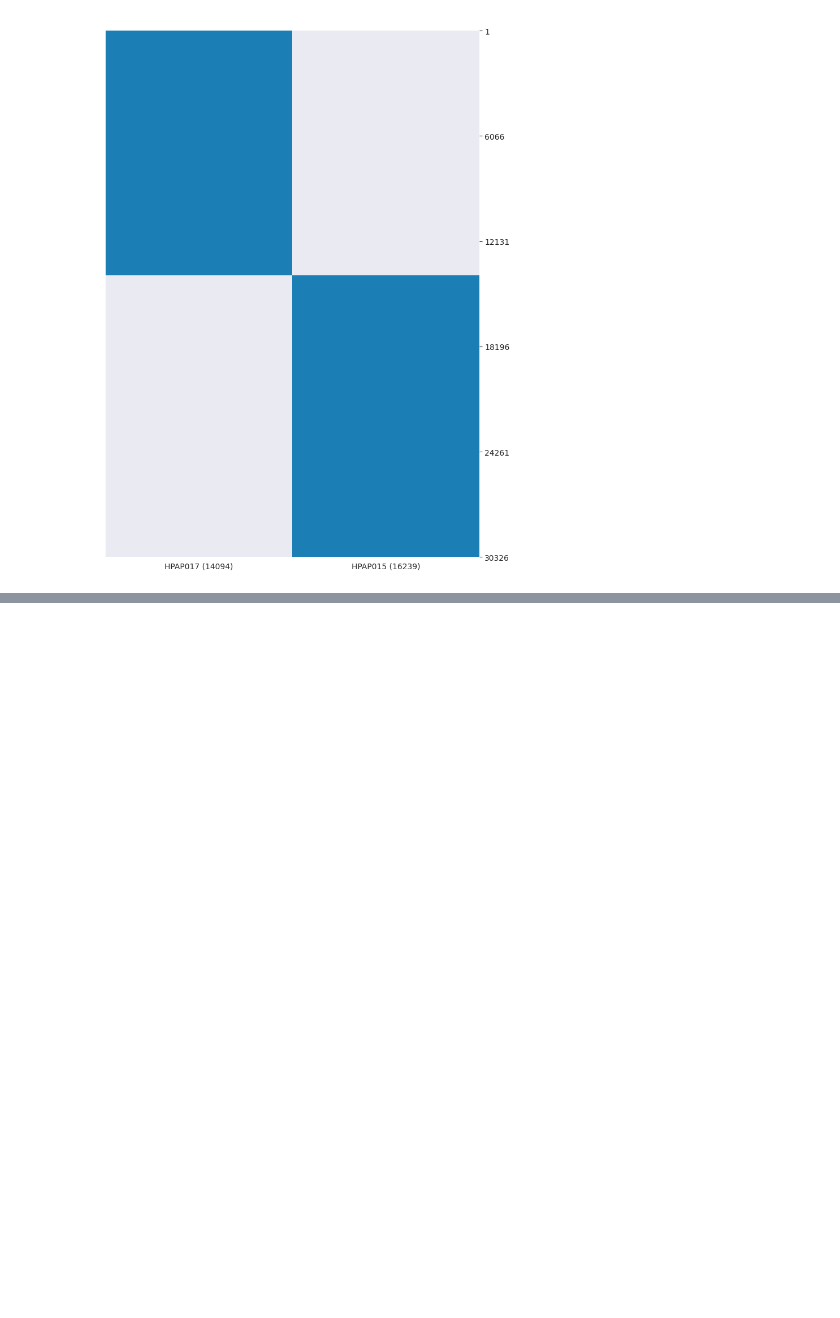
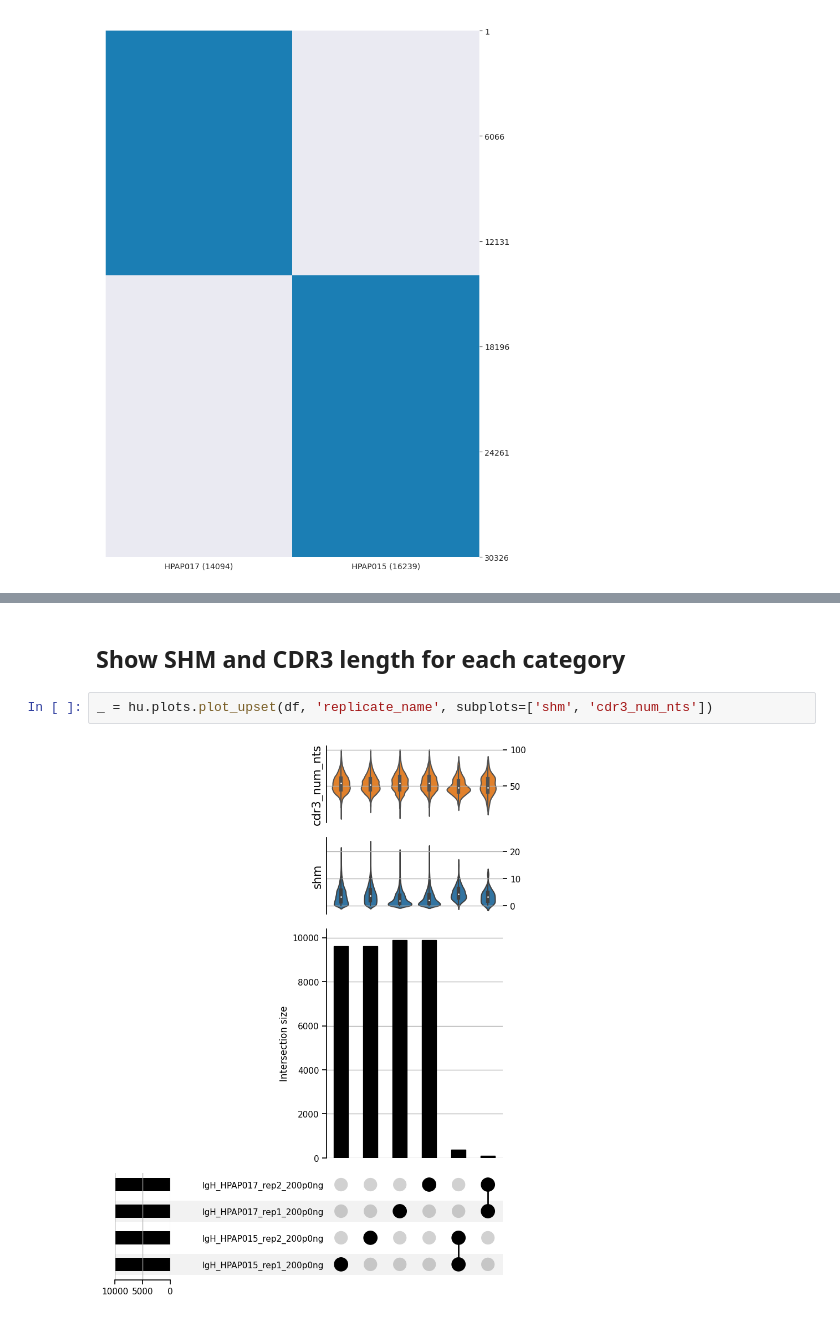
Before and after one commit to flutac/hicutils, a Jupyter notebook: docs/notebooks/plotting/overlap.ipynb, the cells around one changed output, grey strips where cells are left out. Cells and saved outputs as stored; diff of their text form; blank space fills up the shorter version.

```diff
--- a/docs/notebooks/plotting/overlap.ipynb
+++ b/docs/notebooks/plotting/overlap.ipynb
@@ -42,0 +55,6 @@ _ = hu.plots.plot_strings(df, 'subject', only_overlapping=False,
+# %% [markdown]
+## Show SHM and CDR3 length for each category
+# %%
+_ = hu.plots.plot_upset(df, 'replicate_name', subplots=['shm', 'cdr3_num_nts'])
+# %% [output]
+[figure, added]
```
Also changed, not shown: parts of 8 cells of this notebook, 11 other files.
